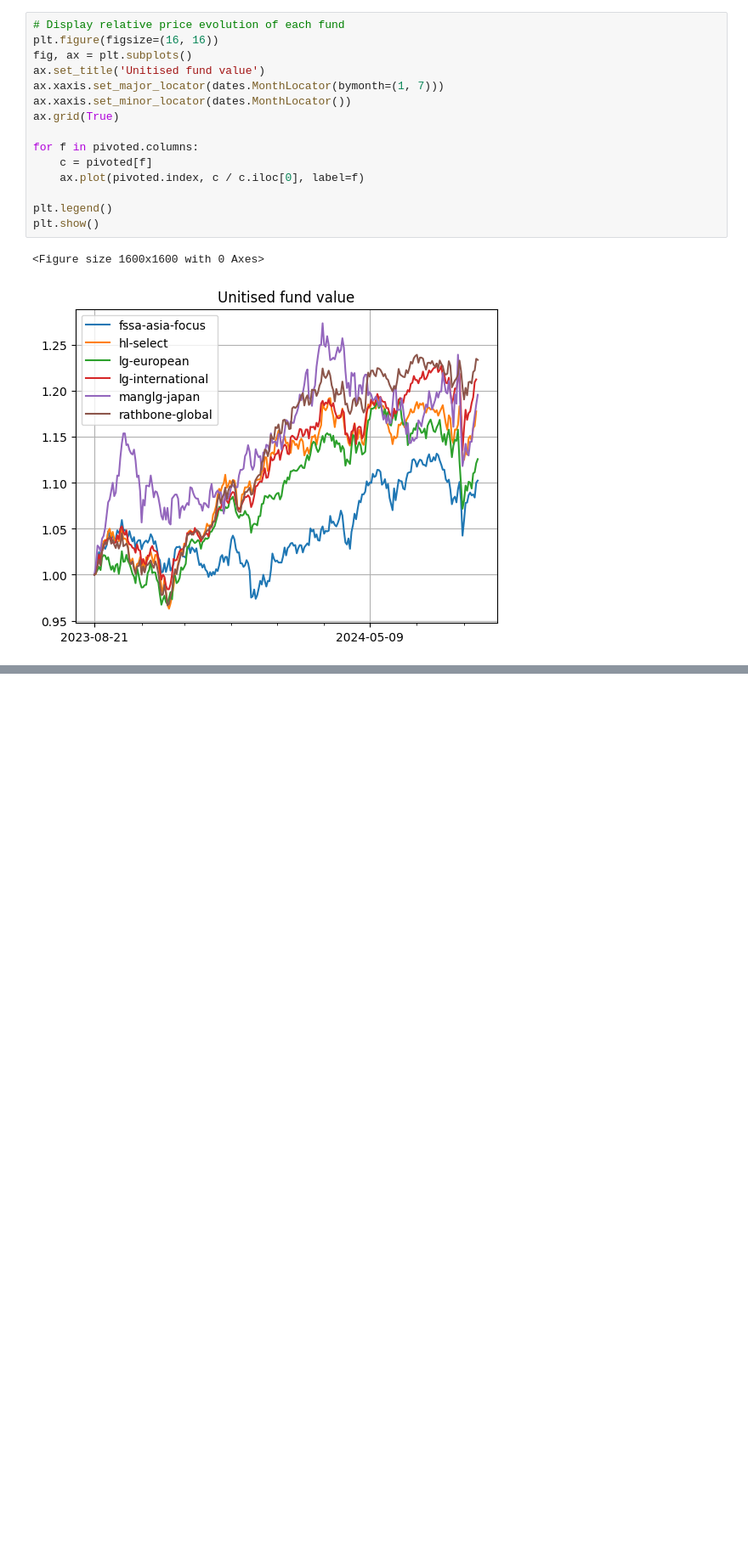
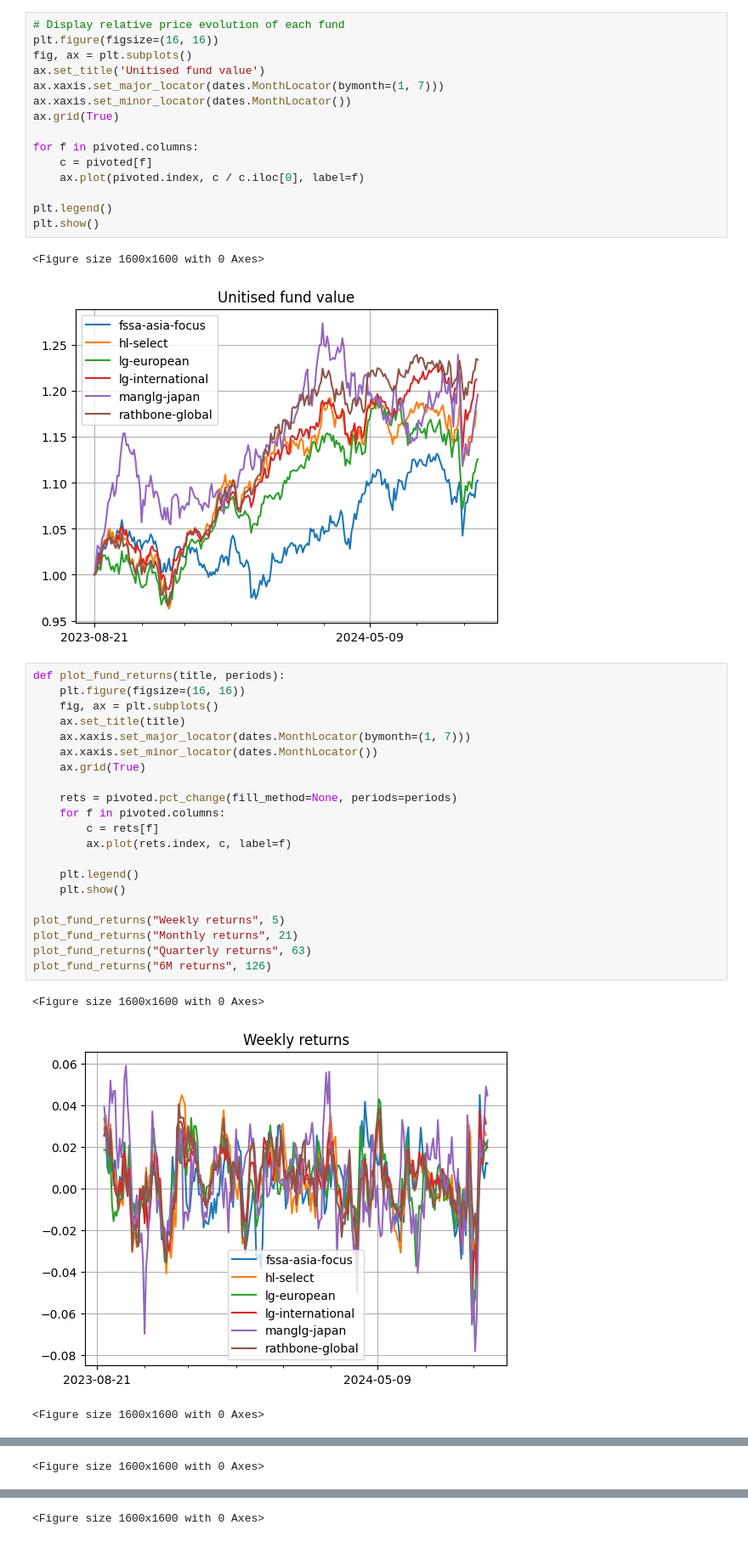
Before and after one commit to Stacky32/python-portfolio-analysis, a Jupyter notebook: PortfolioAnalysis.ipynb, the cells around one changed output, grey strips where cells are left out. Shown at 85% size. Drawn from its saved outputs; the diff is of its cells as text; blank space fills up the shorter version.

Commit message:
Add returns charts

```diff
--- a/PortfolioAnalysis.ipynb
+++ b/PortfolioAnalysis.ipynb
@@ -88,3 +54,28 @@ plt.show()
 # %% [output]
 <Figure size 1600x1600 with 0 Axes>
 [figure]
+# %%
+def plot_fund_returns(title, periods):
+    plt.figure(figsize=(16, 16))
+    fig, ax = plt.subplots()
+    ax.set_title(title)
+    ax.xaxis.set_major_locator(dates.MonthLocator(bymonth=(1, 7)))
+    ax.xaxis.set_minor_locator(dates.MonthLocator())
+    ax.grid(True)
+
+    rets = pivoted.pct_change(fill_method=None, periods=periods)
+    for f in pivoted.columns:
+        c = rets[f]
+        ax.plot(rets.index, c, label=f)
+
+    plt.legend()
+    plt.show()
+
+plot_fund_returns("Weekly returns", 5)
+plot_fund_returns("Monthly returns", 21)
+plot_fund_returns("Quarterly returns", 63)
+plot_fund_returns("6M returns", 126)
+# %% [output]
+<Figure size 1600x1600 with 0 Axes>
+[figure, added]
+<Figure size 1600x1600 with 0 Axes>
@@ -90,0 +83 @@ plt.show()
+<Figure size 1600x1600 with 0 Axes>
@@ -90,0 +85 @@ plt.show()
+<Figure size 1600x1600 with 0 Axes>
```
Also changed, not shown: parts of 5 cells of this notebook.
